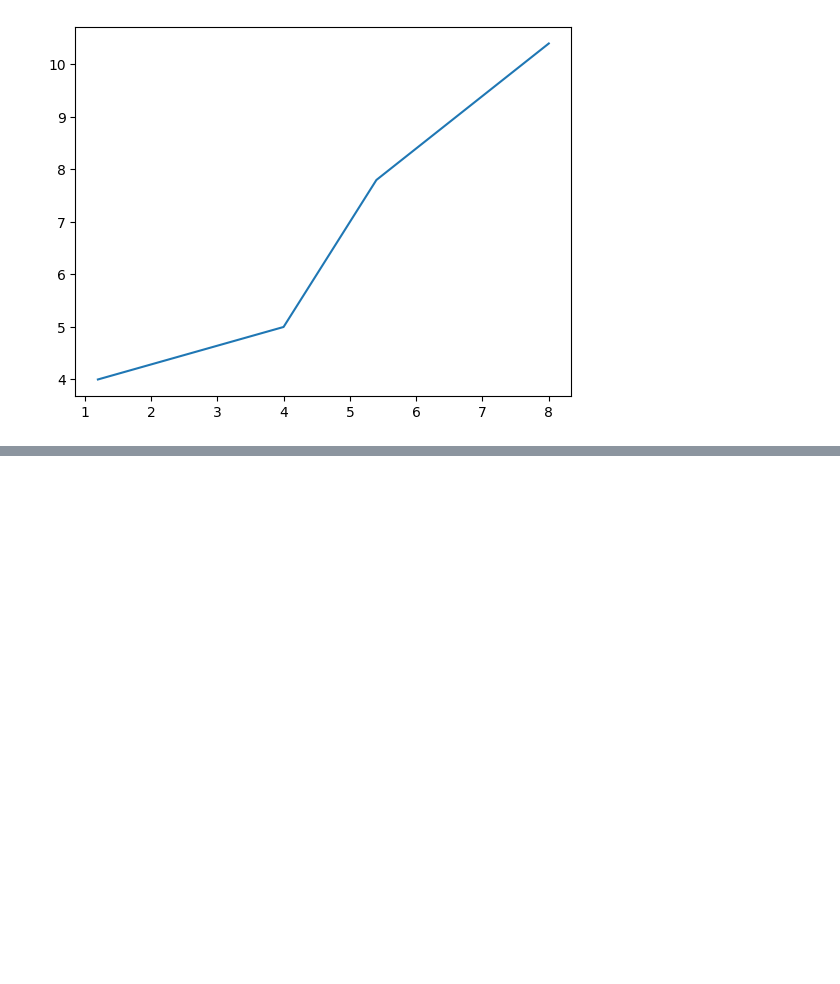
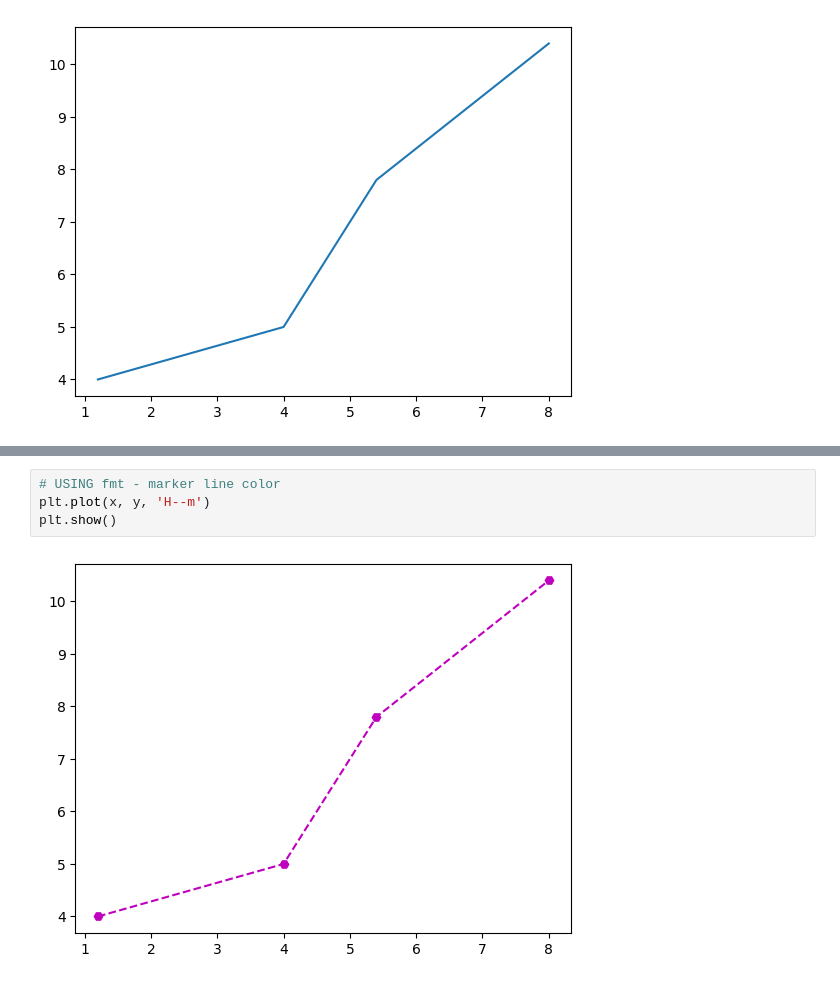
Before and after one commit to NatashaMoses/ML_Python_Libraries, a Jupyter notebook: matplotlib.ipynb, the cells around one changed output, grey strips where cells are left out. Cells and saved outputs as stored; diff of their text form; blank space fills up the shorter version.

```diff
--- a/matplotlib.ipynb
+++ b/matplotlib.ipynb
@@ -44,0 +69,6 @@ plt.show()
+# %%
+# USING fmt - marker line color
+plt.plot(x, y, 'H--m')
+plt.show()
+# %% [output]
+[figure, added]
```
Also changed, not shown: parts of 7 cells of this notebook.
